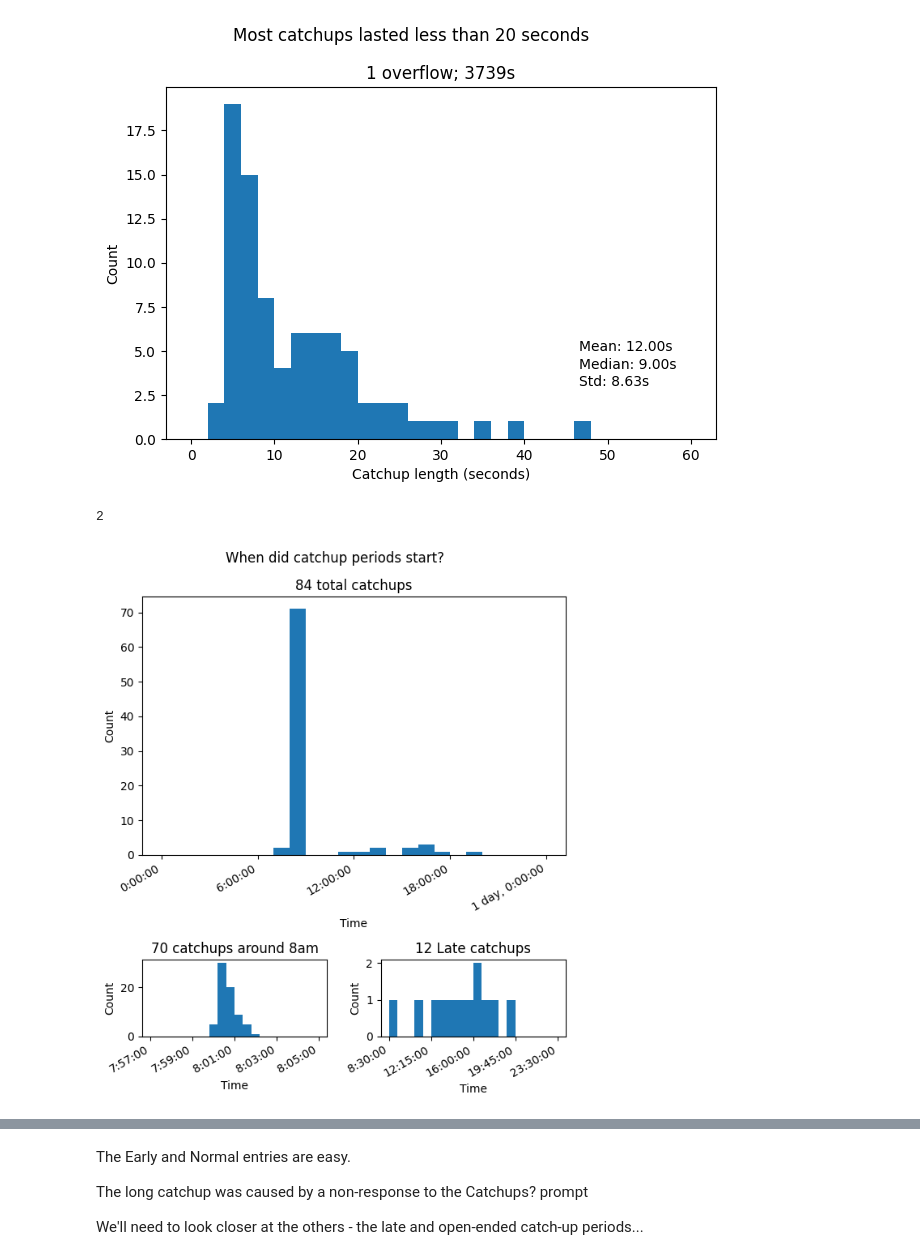
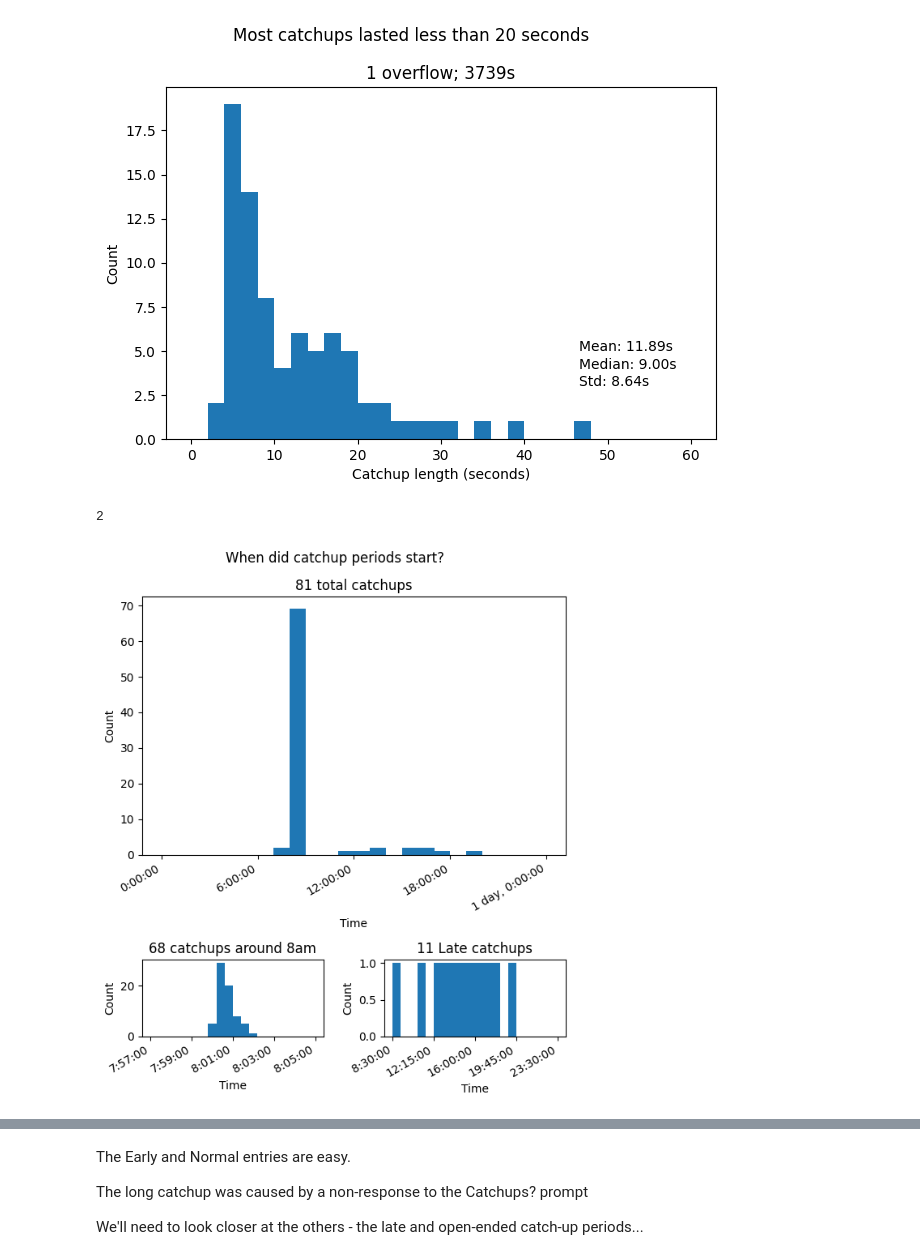
Before and after one commit to richard-lane/seaco_malaysia, a Jupyter notebook: catchups.ipynb, the cells around one changed output, grey strips where cells are left out. Drawn from its saved outputs; the diff is of its cells as text; code cells hidden in the pictures.

Commit message:
flag catchups

```diff
--- a/catchups.ipynb
+++ b/catchups.ipynb
@@ -7,15 +7,33 @@ Find how long a catchup period typically was
 
 """
 import numpy as np
+import pandas as pd
 
-from ema import read
+from ema import read, clean
 
-meal_df = read.raw_meal_info()
 
-# Add a timestamp
-meal_df["Datetime"] = read._datetime(meal_df)
-meal_df.set_index("Datetime", inplace=True)
+def _df() -> pd.DataFrame:
+    meal_df = read.raw_meal_info()
+
+    # Add a timestamp
+    meal_df["Datetime"] = read._datetime(meal_df)
+    meal_df.set_index("Datetime", inplace=True)
+
+    # Remove early entries
+    meal_df = read.add_timedelta(meal_df)
+    meal_df = meal_df[meal_df["delta"].dt.days >= 0]
+
+    # Mark catchups
+    meal_df = clean.flag_catchups(meal_df)
+
+    return meal_df
 # %%
+"""
+Find the length of catchup periods
+
+"""
+meal_df = _df()
+
 catchup = False
 start_time = None
 catchup_lengths = []
@@ -45,6 +63,12 @@ for time, entry in meal_df["meal_type"].items():
 # We don't need this any more
 del times_in_current_period
 # %%
+"""
+Find how long catchups lasted
+
+"""
+
+
 import matplotlib.pyplot as plt
 
 bins = np.linspace(0, 60, 31)
@@ -52,34 +76,34 @@ bins = np.linspace(0, 60, 31)
 fig, axis = plt.subplots()
 count, bins, artists = axis.hist(catchup_lengths, bins=bins)
 
 axis.set_xlabel("Catchup length (seconds)")
 axis.set_ylabel("Count")
 fig.suptitle("Most catchups lasted less than 20 seconds")
 
 overflow_lens = [str(l) for l in catchup_lengths if l > bins[-1]]
 
 axis.set_title(f"{len(overflow_lens)} overflow; {', '.join(overflow_lens)}s")
 
 # Add some stats
 x_pos, y_pos = 0.75, 0.25
 times_in_plot = [l for l in catchup_lengths if l < bins[-1]]
 axis.text(
     x_pos, y_pos, f"Mean: {np.mean(times_in_plot):.2f}s", transform=axis.transAxes
 )
 axis.text(
     x_pos,
     y_pos - 0.05,
     f"Median: {np.median(times_in_plot):.2f}s",
     transform=axis.transAxes,
 )
 axis.text(
     x_pos, y_pos - 0.1, f"Std: {np.std(times_in_plot):.2f}s", transform=axis.transAxes
 )
 fig.tight_layout()
 
 fig.savefig("img/catchup_lengths.png", dpi=300)
 # %% [output]
-[figure, old version]
+[figure, new version]
 # %%
 """
 When did they occur?
@@ -140,7 +164,7 @@ fig.tight_layout()
 fig.savefig("img/catchup_times.png", dpi=300)
 # %% [output]
 2
-[figure, old version]
+[figure, new version]
 # %%
 """
 For valid periods, how long do the entries after the start of the catchup period take?
```
Also changed, not shown: parts of 13 cells of this notebook, 2 other files.
